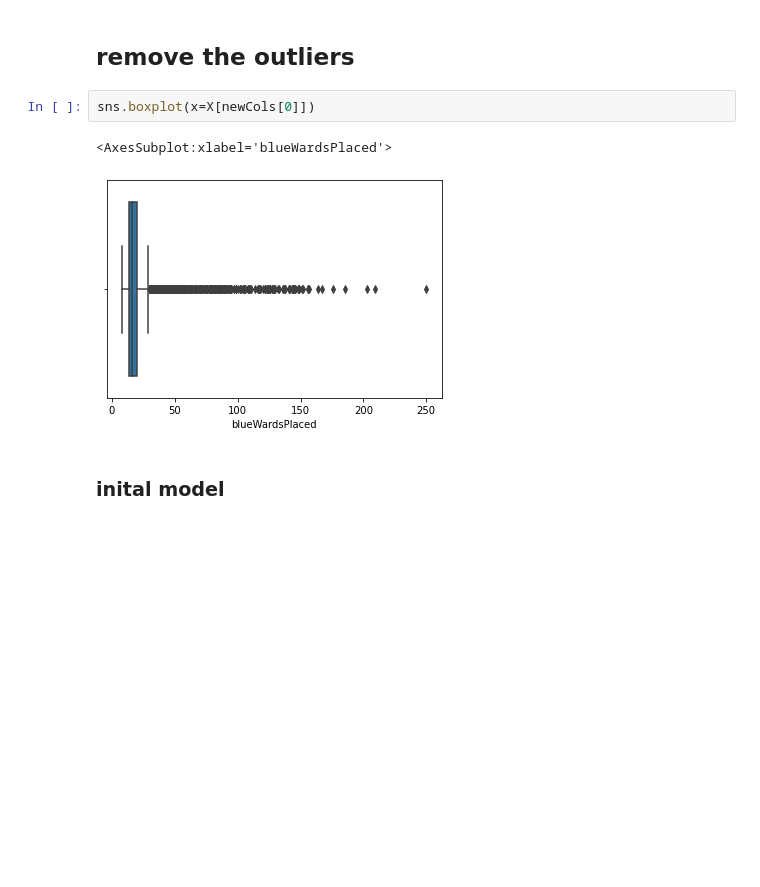
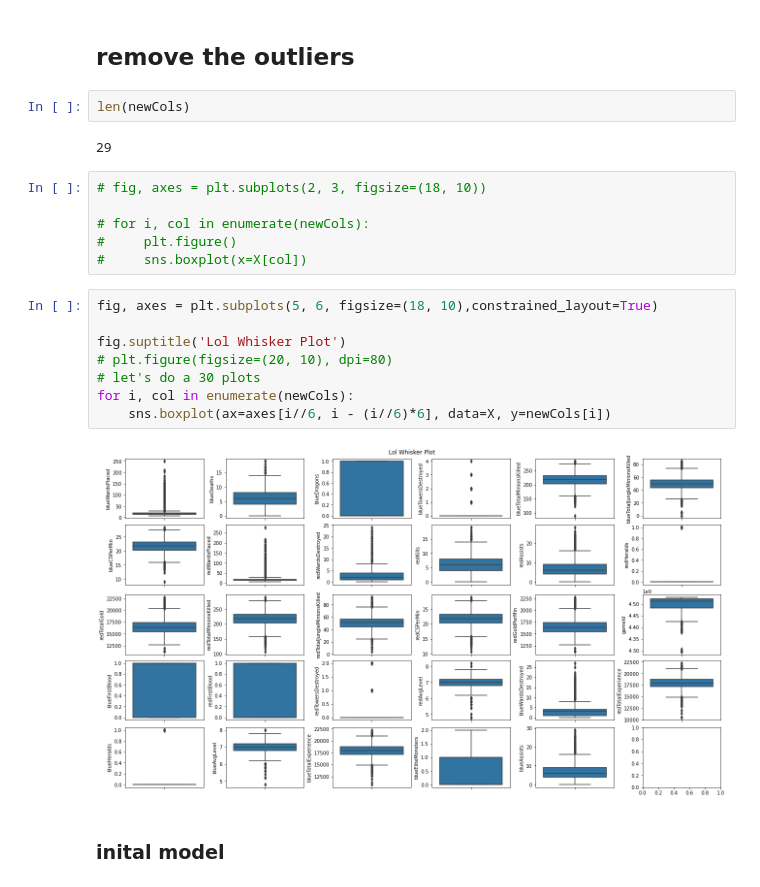
Before and after one commit to mabobakr/LOL-winning-prediction, a Jupyter notebook: lol-classifiers.ipynb, the cells around one changed output. Saved outputs shown, nothing was run; the diff lists cells and outputs as text; blank space fills up the shorter version.

```diff
--- a/lol-classifiers.ipynb
+++ b/lol-classifiers.ipynb
@@ -89,11 +91,26 @@ diff_col
  'redExperienceDiff']
 # %% [markdown]
 ## remove the outliers
-# %%
-sns.boxplot(x=X[newCols[0]])
-# %% [output]
-<AxesSubplot:xlabel='blueWardsPlaced'>
-[figure, removed]
+# %%
+len(newCols)
+# %% [output]
+29
+# %%
+# fig, axes = plt.subplots(2, 3, figsize=(18, 10))
+
+# for i, col in enumerate(newCols):
+#     plt.figure()
+#     sns.boxplot(x=X[col])
+# %%
+fig, axes = plt.subplots(5, 6, figsize=(18, 10),constrained_layout=True)
+
+fig.suptitle('Lol Whisker Plot')
+# plt.figure(figsize=(20, 10), dpi=80)
+# let's do a 30 plots
+for i, col in enumerate(newCols):
+    sns.boxplot(ax=axes[i//6, i - (i//6)*6], data=X, y=newCols[i])
+# %% [output]
+[figure, added]
 # %% [markdown]
 ### inital model
 # %%
```
Also changed, not shown: parts of 4 cells of this notebook.
